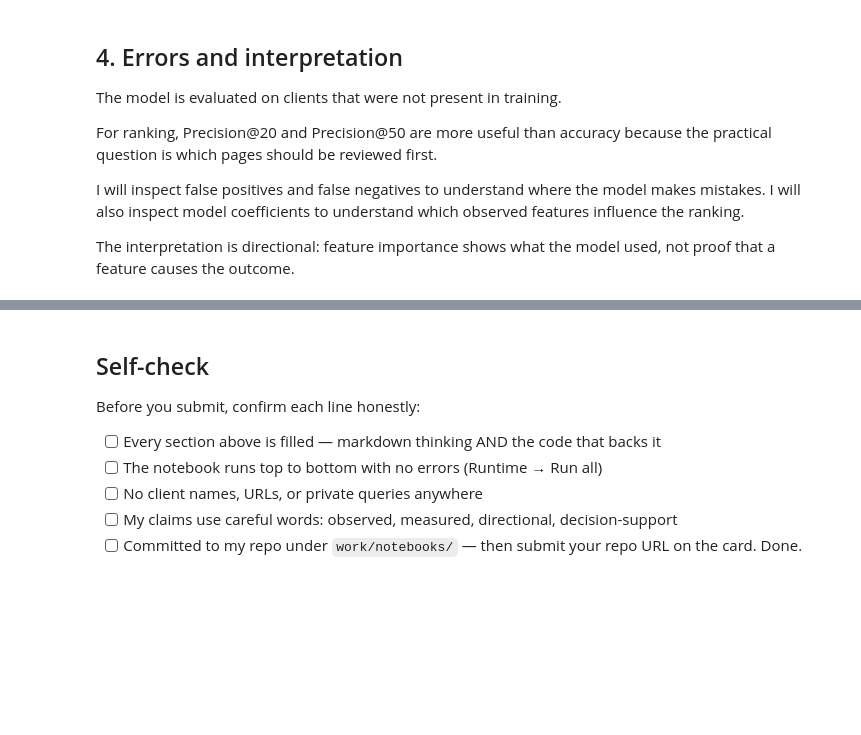
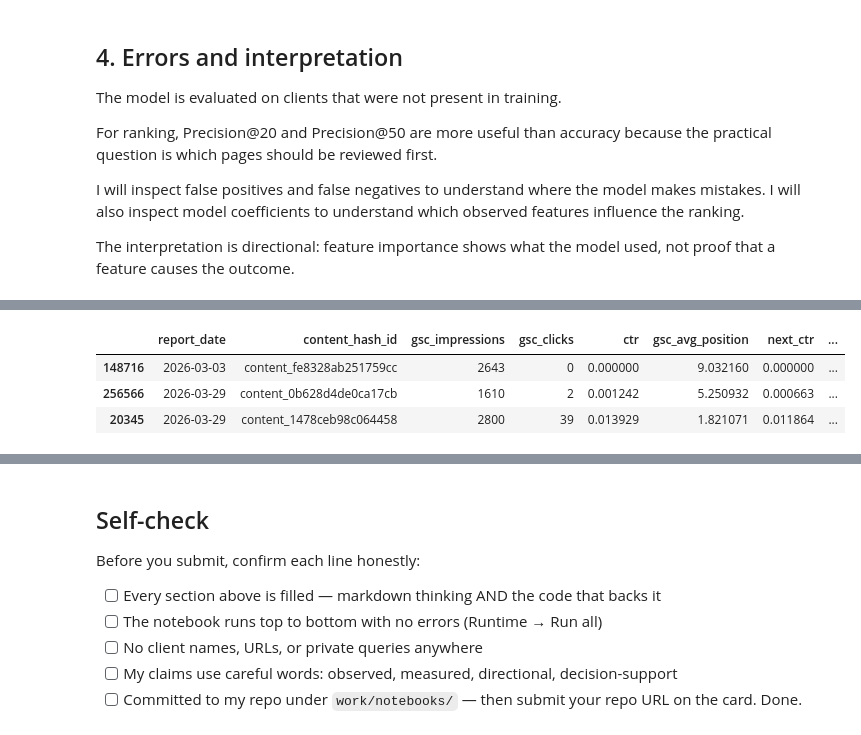
Before and after one commit to SamarBabar02/flyrank-ml-internship, a Jupyter notebook: work/notebooks/w05_model.ipynb, the cells around one changed output, grey strips where cells are left out. Cells and saved outputs as stored; diff of their text form; code cells hidden in the pictures; blank space fills up the shorter version.

```diff
--- a/work/notebooks/w05_model.ipynb
+++ b/work/notebooks/w05_model.ipynb
@@ -391,29 +622,31 @@ display(false_negatives)
 # %%
-# Extract Logistic Regression coefficients.
-# The pipeline adds missing-value indicators, so get the final feature names.
+wrong_cases = test_results[
+    test_results["error_type"] != "Correct"
+].copy()
 
-imputer = logistic_model.named_steps["imputer"]
-model = logistic_model.named_steps["model"]
+wrong_cases = wrong_cases.sort_values(
+    "model_probability",
+    ascending=False
+).head(3)
 
-feature_names = imputer.get_feature_names_out(feature_cols)
-
-coefficients = pd.DataFrame({
-    "feature": feature_names,
-    "coefficient": model.coef_[0]
-})
-
-coefficients["abs_coefficient"] = (
-    coefficients["coefficient"].abs()
-)
-
-coefficients = coefficients.sort_values(
-    "abs_coefficient",
-    ascending=False
-)
-
-print("Top 10 features by absolute coefficient:")
 display(
-    coefficients.head(10)[
-        ["feature", "coefficient"]
+    wrong_cases[
+        [
+            "report_date",
+            "content_hash_id",
+            "gsc_impressions",
+            "gsc_clicks",
+            "ctr",
+            "gsc_avg_position",
+            "next_ctr",
+            "target",
+            "model_probability",
+            "error_type"
+        ]
     ]
 )
+# %% [output]
+|  | report_date | content_hash_id | gsc_impressions | gsc_clicks | ctr | gsc_avg_position | next_ctr | ... |
+| 148716 | 2026-03-03 | content_fe8328ab251759cc | 2643 | 0 | 0.000000 | 9.032160 | 0.000000 | ... |
+| 256566 | 2026-03-29 | content_0b628d4de0ca17cb | 1610 | 2 | 0.001242 | 5.250932 | 0.000663 | ... |
+| 20345 | 2026-03-29 | content_1478ceb98c064458 | 2800 | 39 | 0.013929 | 1.821071 | 0.011864 | ... |
```
Also changed, not shown: parts of 26 cells of this notebook.
